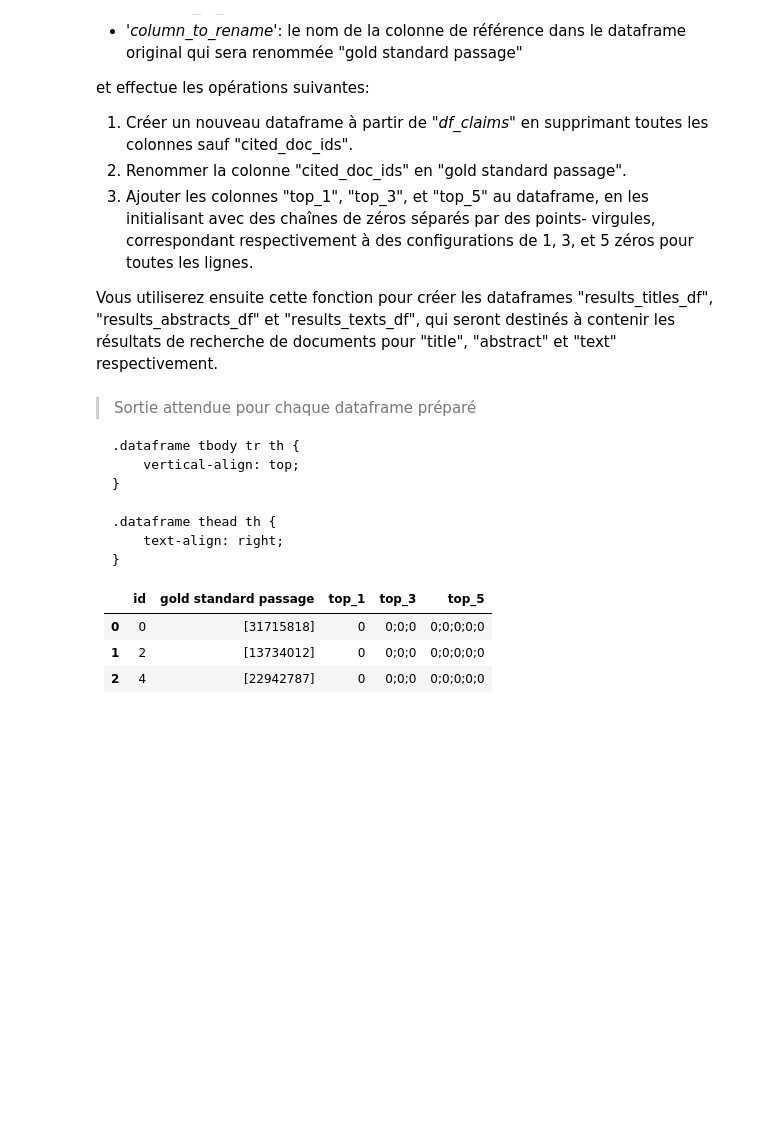
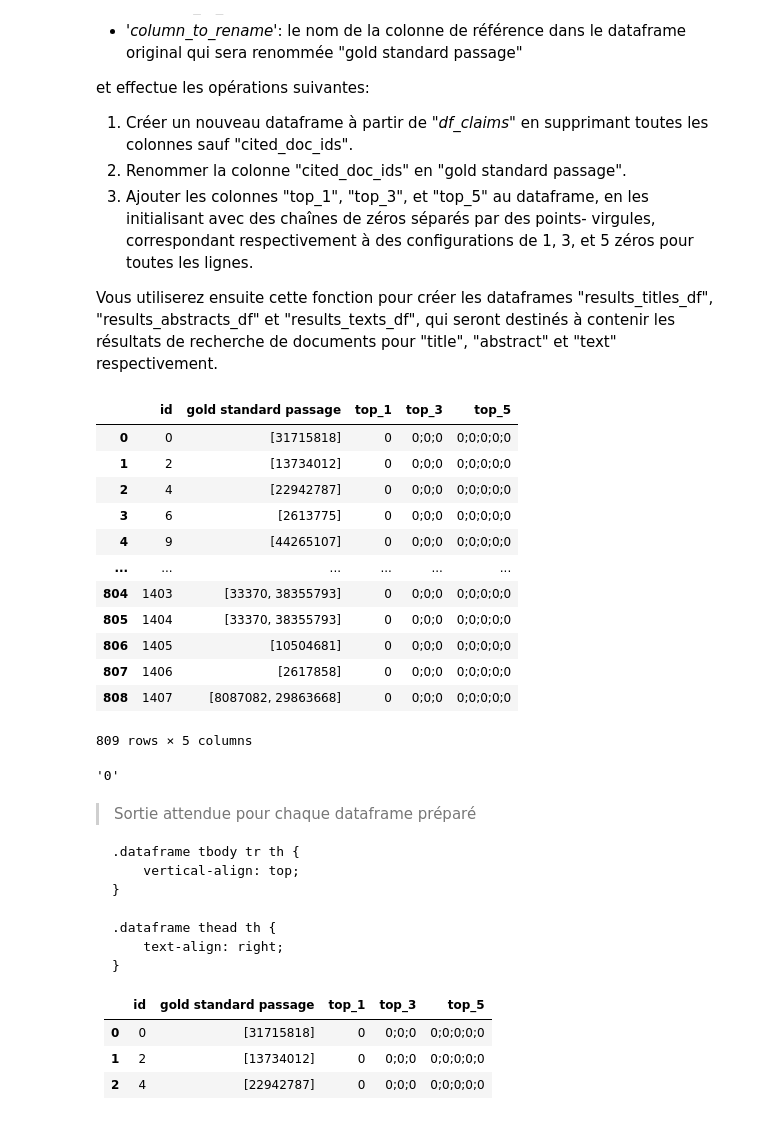
Before and after one commit to Kay1San/NLP-Labs, a Jupyter notebook: TP1/TP1/INF8460_A24_TP1_Enonce.ipynb, the cells around one changed output. Cells and saved outputs as stored; diff of their text form; code cells hidden in the pictures; blank space fills up the shorter version.

```diff
--- a/TP1/TP1/INF8460_A24_TP1_Enonce.ipynb
+++ b/TP1/TP1/INF8460_A24_TP1_Enonce.ipynb
@@ -900,3 +935,47 @@ Vous utiliserez ensuite cette fonction pour créer les dataframes "results_title
+# %%
+# TODO
+def prepare_results_df(df, columns_to_drop, column_to_rename):
+    new_df = df.drop(columns_to_drop, axis=1)
+    new_df = new_df.rename(columns={"cited_doc_ids": column_to_rename})
+
+
+
+    new_df = new_df.assign(top_1='0')
+    new_df = new_df.assign(top_3='0;0;0')
+    new_df = new_df.assign(top_5='0;0;0;0;0')
+
+    return new_df
+
+columns_to_drop = list(df_claims)
+columns_to_keep = ["id", "cited_doc_ids"]
+for column in columns_to_keep:
+    columns_to_drop.remove(column)
+
+results_abstracts_df = prepare_results_df(df_claims, columns_to_drop, "gold standard passage")
+results_titles_df = prepare_results_df(df_claims, columns_to_drop, "gold standard passage")
+results_texts_df = prepare_results_df(df_claims, columns_to_drop, "gold standard passage")
+
+results_abstracts_df
+
+# END TODO
+# %% [output]
+|  | id | gold standard passage | top_1 | top_3 | top_5 |
+| 0 | 0 | [31715818] | 0 | 0;0;0 | 0;0;0;0;0 |
+| 1 | 2 | [13734012] | 0 | 0;0;0 | 0;0;0;0;0 |
+| 2 | 4 | [22942787] | 0 | 0;0;0 | 0;0;0;0;0 |
+| 3 | 6 | [2613775] | 0 | 0;0;0 | 0;0;0;0;0 |
+| 4 | 9 | [44265107] | 0 | 0;0;0 | 0;0;0;0;0 |
+| ... | ... | ... | ... | ... | ... |
+| 804 | 1403 | [33370, 38355793] | 0 | 0;0;0 | 0;0;0;0;0 |
+| 805 | 1404 | [33370, 38355793] | 0 | 0;0;0 | 0;0;0;0;0 |
+| 806 | 1405 | [10504681] | 0 | 0;0;0 | 0;0;0;0;0 |
+| 807 | 1406 | [2617858] | 0 | 0;0;0 | 0;0;0;0;0 |
+| 808 | 1407 | [8087082, 29863668] | 0 | 0;0;0 | 0;0;0;0;0 |
+809 rows × 5 columns
+# %%
+results_texts_df.iloc[1]["top_1"]
+# %% [output]
+'0'
 # %% [markdown]
 > Sortie attendue pour chaque dataframe préparé
 <div>
```
Also changed, not shown: parts of 23 cells of this notebook, 3 other files.
